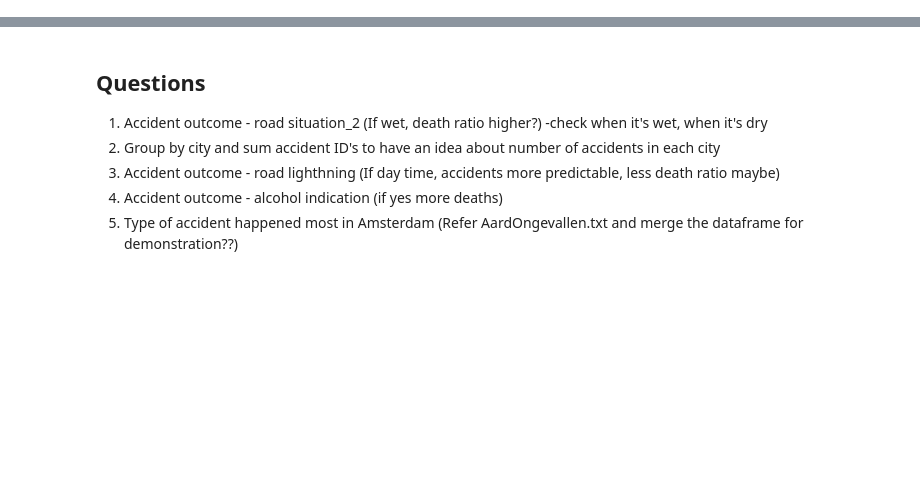
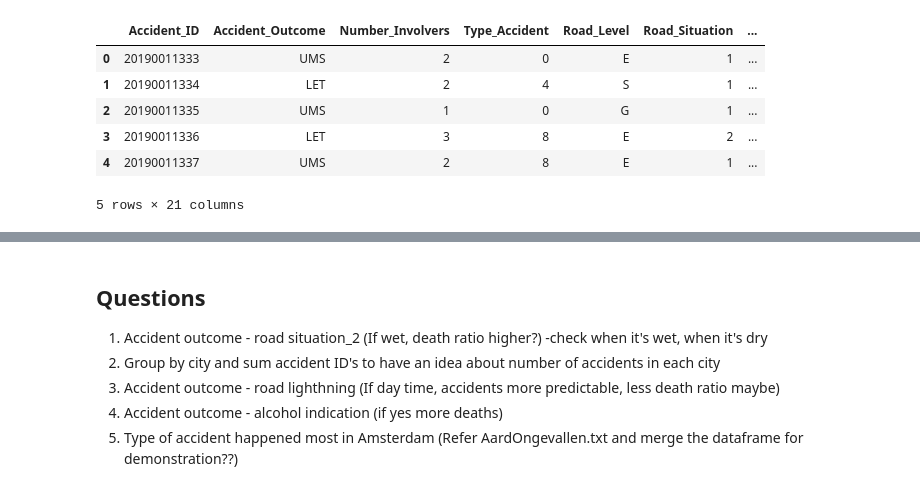
Before and after one commit to gorkemguneser/Amsterdam-Transportation-Project, a Jupyter notebook: AccidentsDataset.ipynb, the cells around one changed output, grey strips where cells are left out. Drawn from its saved outputs; the diff is of its cells as text; code cells hidden in the pictures; blank space fills up the shorter version.

```diff
--- a/AccidentsDataset.ipynb
+++ b/AccidentsDataset.ipynb
@@ -31,0 +38,39 @@ df = pd.read_csv('data/accidents.txt', sep=',', error_bad_lines=False, index_col
+# %%
+# DROPPING UNNCESSARY COLUMNS & RENAMING WHAT'S LEFT
+
+#df.columns
+
+drop_columns = ['REGNUMMER','PVOPGEM', 'DATUM_VKL', 'DAG_CODE',
+       'MND_NUMMER','JAAR_VKL', 'TIJDSTIP', 'UUR', 'DDL_ID',
+       'AP4_CODE', 'AP5_CODE', 'ANTL_SLA', 'ANTL_DOD', 'ANTL_GZH', 'ANTL_SEH',
+       'ANTL_GOV', 'ANTL_TDT', 'MNE_CODE','WSE_AN', 'BEBKOM','WVL_ID', 'WVG_ID', 'WVG_AN','WDK_AN',
+       'ZAD_ID','WGD_CODE_2','BZD_ID_VM1', 'BZD_ID_VM2', 'BZD_ID_VM3', 'BZD_VM_AN', 'BZD_ID_IF1',
+       'BZD_ID_IF2', 'BZD_ID_IF3', 'BZD_IF_AN', 'BZD_ID_TA1', 'BZD_ID_TA2',
+       'BZD_ID_TA3', 'BZD_TA_AN', 'JTE_ID', 'WVK_ID', 'HECTOMETER',
+       'HUISNUMMER','PLT_NAAM', 'DIENSTCODE', 'DIENSTNAAM',
+       'DAGTYPE', 'WEEKNR']
+
+df_accidents = df_accidents.drop(drop_columns,axis=1)
+
+
+df_accidents.columns=['Accident_ID', 'Accident_Outcome', 'Number_Involvers', 'Type_Accident',
+       'Road_Level', 'Road_Situation', 'Allowed_Max_Speed', 'Road_Surface',
+       'Lightning_Conditions_Accident', 'Road_Situation_2',"ForeignKey_Locations",
+        'City_ID','City_Name','Province_Code', 'Province_Name',
+        'Regions','District_Code', 'District_Name', 'Alcohol_Indication']
+# %%
+# MERGING ACCIDENT DF AND COORDINATES DF
+
+big_df = pd.merge(left=df_accidents, right=df_coordinates, left_on='ForeignKey_Locations',
+                  right_on='FK_VELD5', how='left')
+big_df["ForeignKey_Locations"].isnull().sum()
+big_df=big_df.drop(columns="FK_VELD5")
+big_df.head()
+# %% [output]
+|  | Accident_ID | Accident_Outcome | Number_Involvers | Type_Accident | Road_Level | Road_Situation | ... |
+| 0 | 20190011333 | UMS | 2 | 0 | E | 1 | ... |
+| 1 | 20190011334 | LET | 2 | 4 | S | 1 | ... |
+| 2 | 20190011335 | UMS | 1 | 0 | G | 1 | ... |
+| 3 | 20190011336 | LET | 3 | 8 | E | 2 | ... |
+| 4 | 20190011337 | UMS | 2 | 8 | E | 1 | ... |
+5 rows × 21 columns
```
Also changed, not shown: parts of 19 cells of this notebook.
